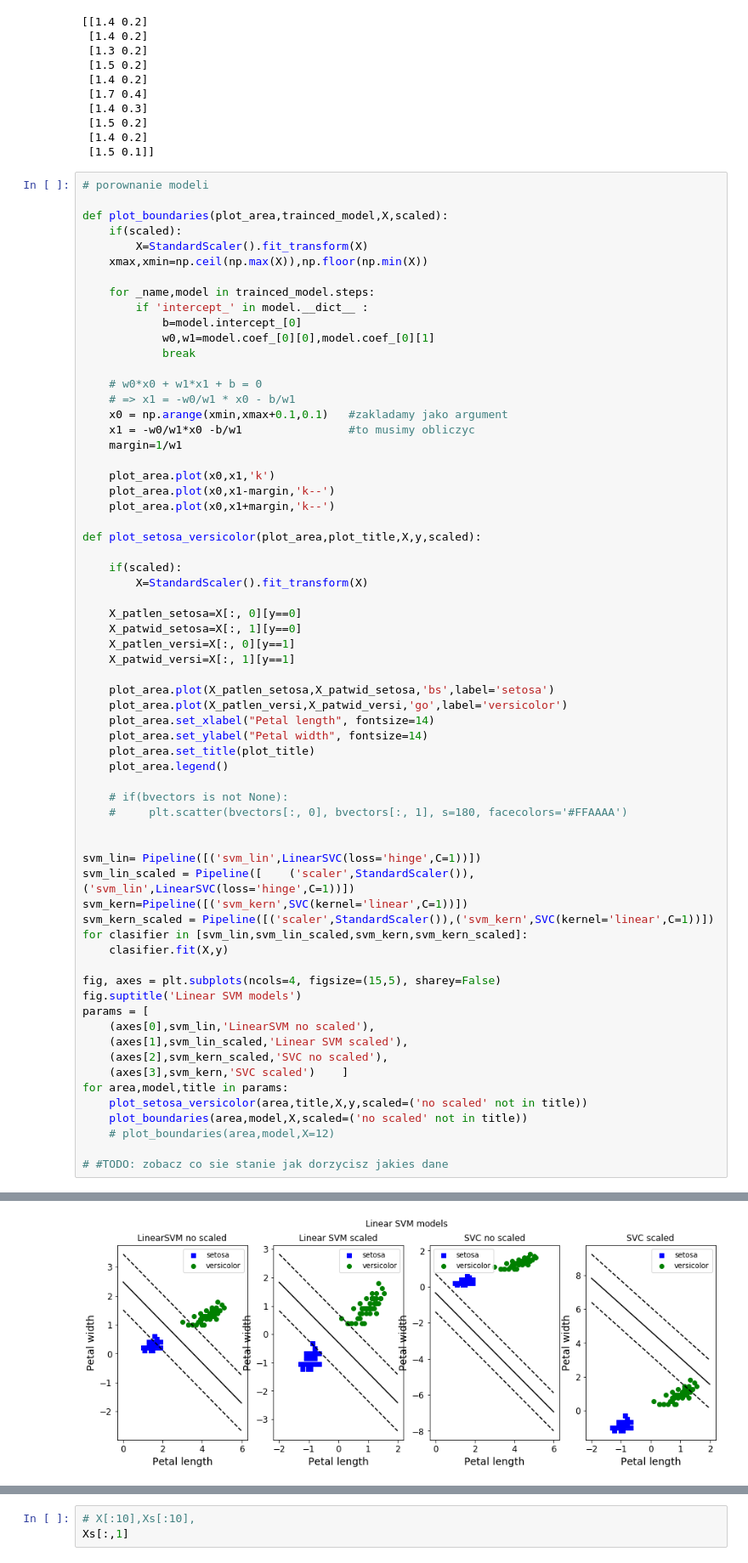
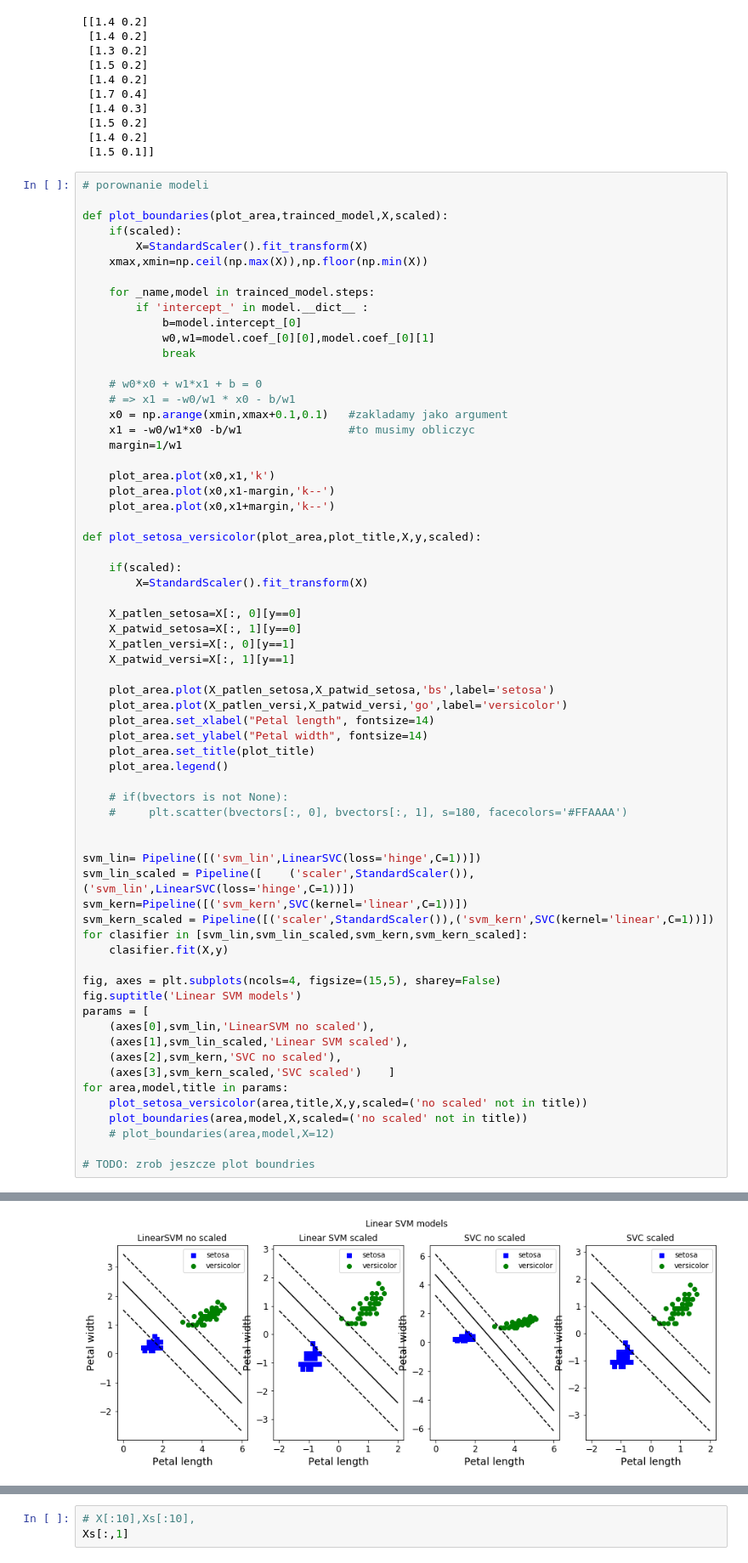
Before and after one commit to Przasa/ML, a Jupyter notebook: 5_svm.ipynb, the cells around one changed output, grey strips where cells are left out. Shown: that part at 85% size. Drawn from its saved outputs; the diff is of its cells as text.

```diff
--- a/5_svm.ipynb
+++ b/5_svm.ipynb
@@ -136,12 +136,12 @@ fig.suptitle('Linear SVM models')
 params = [
     (axes[0],svm_lin,'LinearSVM no scaled'),
     (axes[1],svm_lin_scaled,'Linear SVM scaled'),
-    (axes[2],svm_kern_scaled,'SVC no scaled'),
-    (axes[3],svm_kern,'SVC scaled')    ]
+    (axes[2],svm_kern,'SVC no scaled'),
+    (axes[3],svm_kern_scaled,'SVC scaled')    ]
 for area,model,title in params:
     plot_setosa_versicolor(area,title,X,y,scaled=('no scaled' not in title))
     plot_boundaries(area,model,X,scaled=('no scaled' not in title))
     # plot_boundaries(area,model,X=12)
 
-# #TODO: zobacz co sie stanie jak dorzycisz jakies dane
+# TODO: zrob jeszcze plot boundries
 # %% [output]
@@ -160,2 +149,2 @@ for area,model,title in params:
-[figure, old version]
+[figure, new version]
 # %%
```
Also changed, not shown: parts of 2 cells of this notebook.
